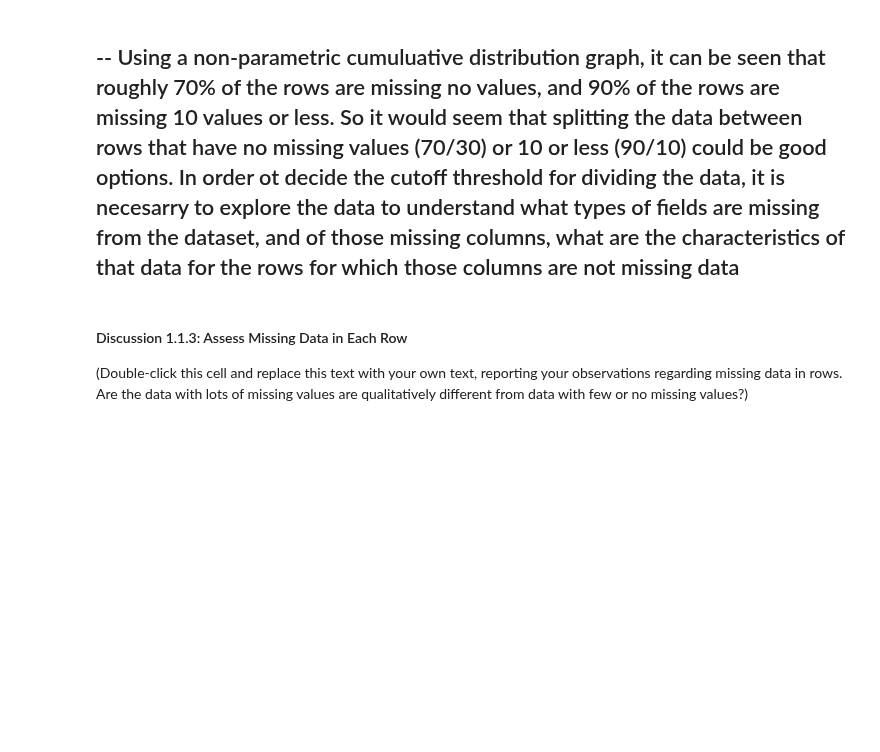
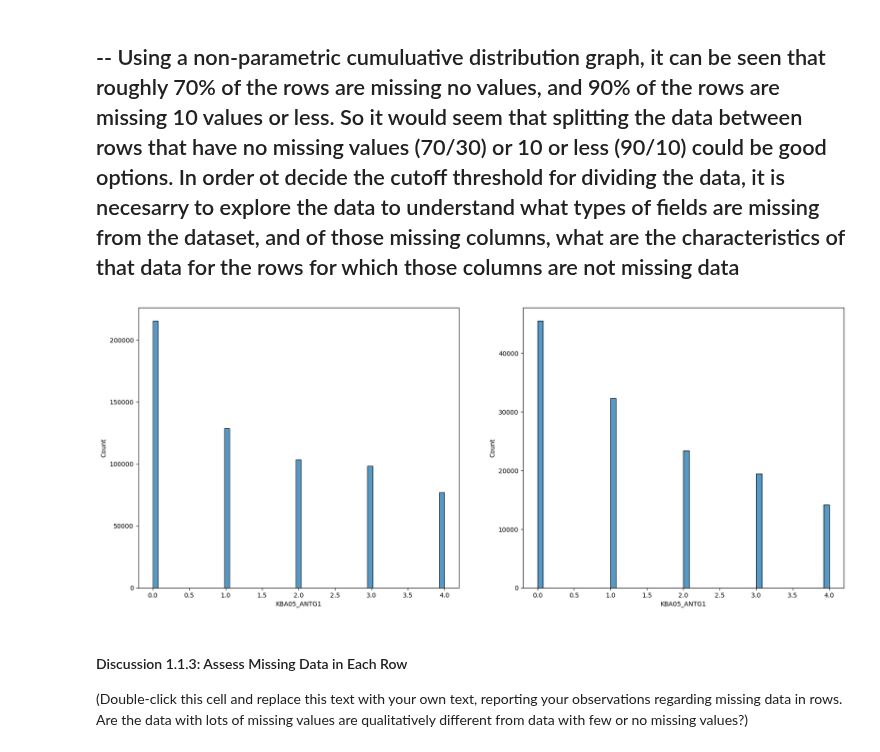
Before and after one commit to charlesbeacham/unsupervised_udacity, a Jupyter notebook: Identify_Customer_Segments.ipynb, the cells around one changed output. Cells and saved outputs as stored; diff of their text form; code cells hidden in the pictures; blank space fills up the shorter version.

Commit message:
choose columns to compare for missing data

```diff
--- a/Identify_Customer_Segments.ipynb
+++ b/Identify_Customer_Segments.ipynb
@@ -18,6 +18,8 @@ import seaborn as sns
 # magic word for producing visualizations in notebook
 %matplotlib inline
 
+rng = np.random.default_rng(seed=41)
+
 '''
 Import note: The classroom currently uses sklearn version 0.19.
 If you need to use an imputer, it is available in sklearn.preprocessing.Imputer,
@@ -254,9 +257,30 @@ In order ot decide the cutoff threshold for dividing the data, it is necesarry t
 # %%
 # Write code to divide the data into two subsets based on the number of missing
 # values in each row.
+threshold = 0
+threshold_lower = missing_row <= threshold
+threshold_higher = missing_row > threshold
+
+# two subsets, azdias_1 for rows below threshold for missing values,  and azdias_2 for rows above threshold
+azdias_1 = azdias.loc[threshold_lower]
+azdias_2 = azdias.loc[threshold_higher]
 # %%
 # Compare the distribution of values for at least five columns where there are
 # no or few missing values, between the two subsets.
+
+# columns with missing data
+columns_with_missing_data = azdias.columns[azdias.isnull().any()]
+
+# select 5 columns at random which have missing values above the threshold to compare the distributions between the two subsets
+random_missing_columns = rng.integers(0, len(columns_with_missing_data), size=5) # calculate a random array
+random_columns = columns_with_missing_data[random_missing_columns] # get the columns based on the random values
+# %%
+fig, axs = plt.subplots(1, 2, figsize=(20, 8));
+
+sns.histplot(data=azdias_1, x=random_columns[1], ax=axs[0]);
+sns.histplot(data=azdias_2, x=random_columns[1], ax=axs[1]);
+# %% [output]
+[figure, added]
 # %% [markdown]
 #### Discussion 1.1.3: Assess Missing Data in Each Row
 
```
Also changed, not shown: parts of 1 cell of this notebook.
